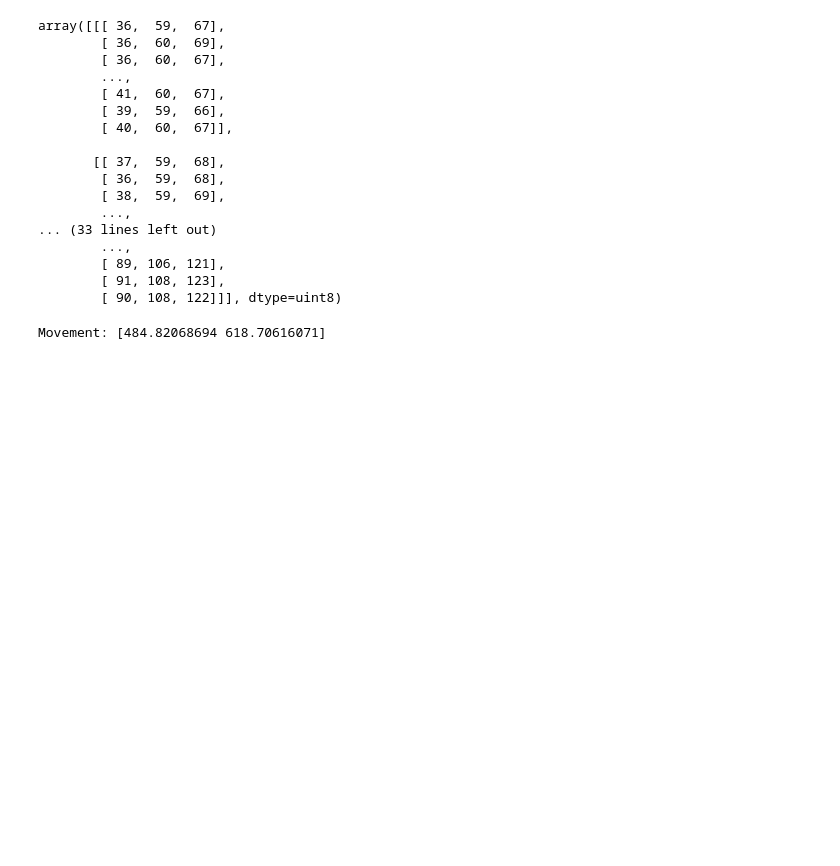
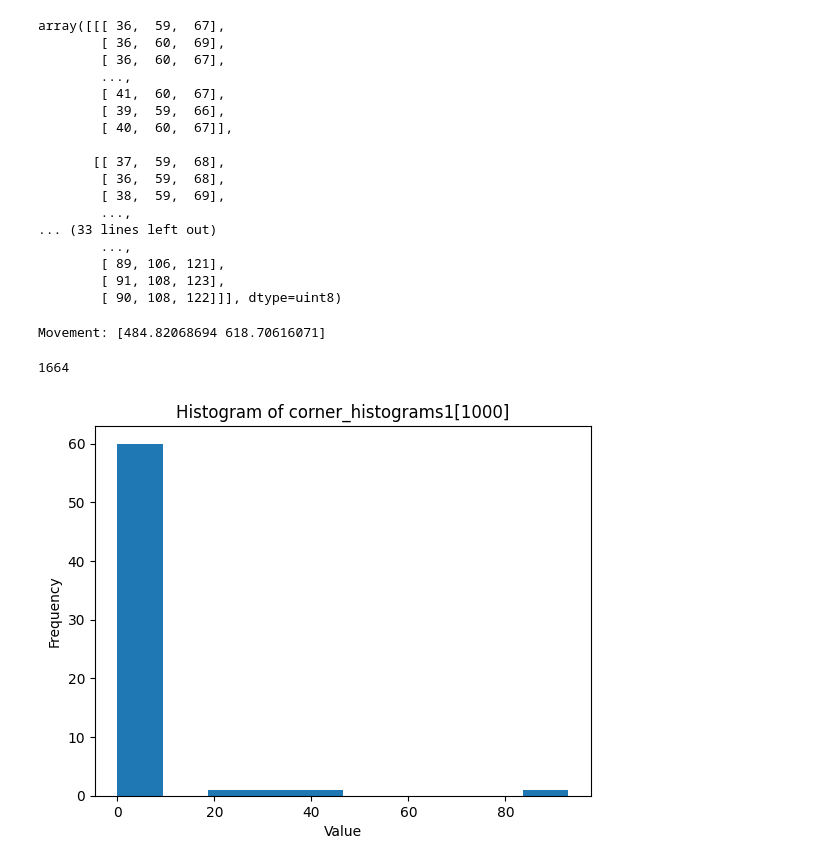
Before and after one commit to themselg04/cv2practice, a Jupyter notebook: Harris Corner Detection/Harris_Corner_Detection.ipynb, the cells around one changed output. Drawn from its saved outputs; the diff is of its cells as text; code cells hidden in the pictures; blank space fills up the shorter version.

Commit message:
Added histogram plot

```diff
--- a/Harris Corner Detection/Harris_Corner_Detection.ipynb
+++ b/Harris Corner Detection/Harris_Corner_Detection.ipynb
@@ -137,3 +135,15 @@ else:
   print("No matching corners found.")
 # %% [output]
 Movement: [484.82068694 618.70616071]
+# %%
+print(len(corner_histograms1))
+plt.hist(corner_histograms1[1000])
+plt.title('Histogram of corner_histograms1[1000]')
+plt.xlabel('Value')
+plt.ylabel('Frequency')
+plt.show()
+
+# Calcular la distancia del histograma
+# %% [output]
+1664
+[figure, added]
```
Also changed, not shown: parts of 1 cell of this notebook.
